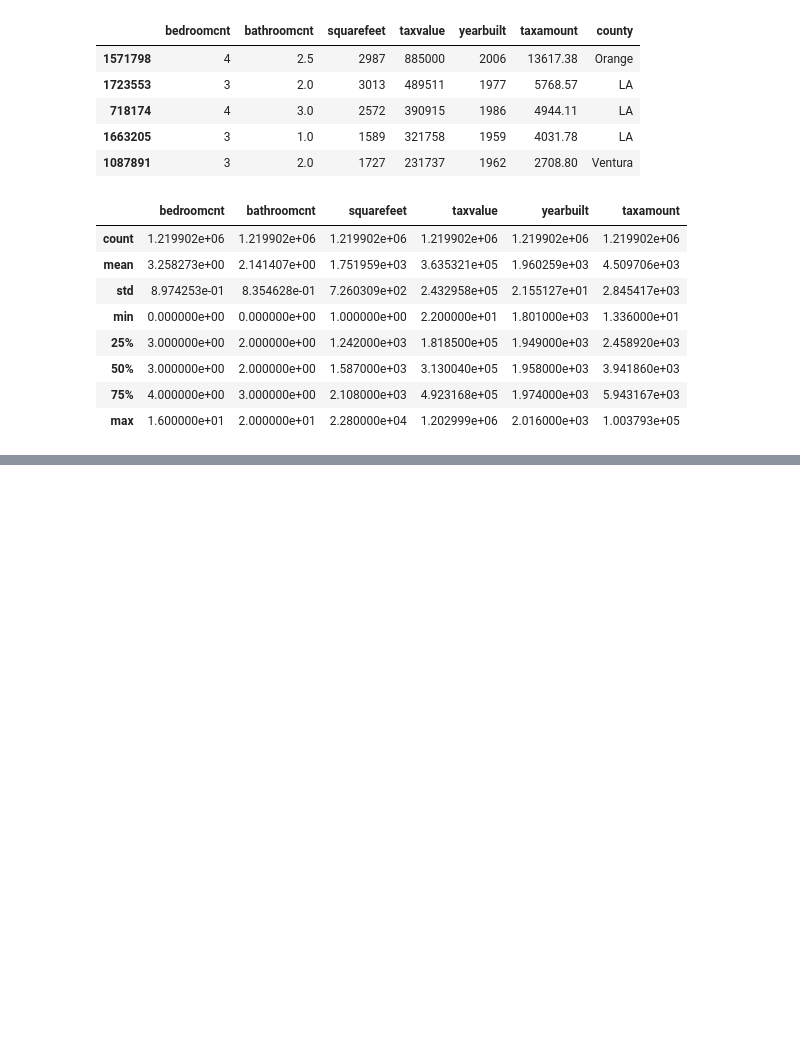
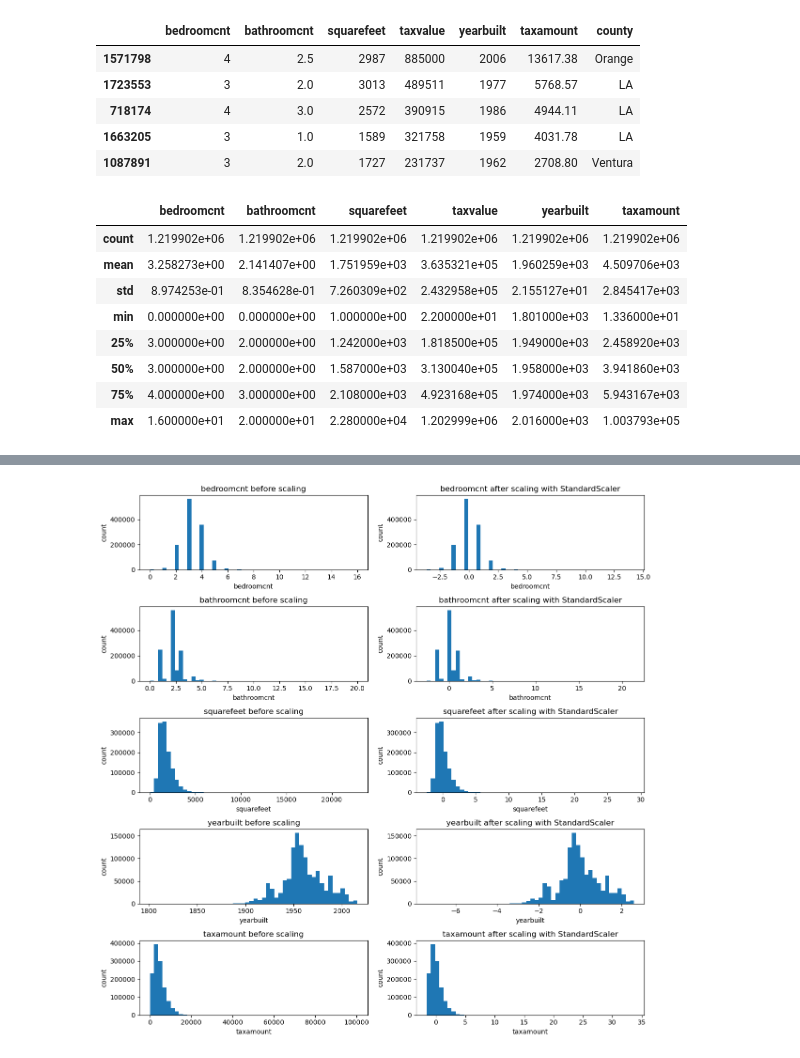
Before and after one commit to Brian-ONeil/regression-exercises, a Jupyter notebook: scaling.ipynb, the cells around one changed output, grey strips where cells are left out. Saved outputs shown, nothing was run; the diff lists cells and outputs as text; code cells hidden in the pictures; blank space fills up the shorter version.

```diff
--- a/scaling.ipynb
+++ b/scaling.ipynb
@@ -103,0 +127,8 @@ plt.bar(train.bathroomcnt, train.taxvalue);
+# %%
+# call function with standard scaler
+visualize_scaler(scaler=StandardScaler(),
+                 df=train,
+                 columns_to_scale=to_scale,
+                 bins=50)
+# %% [output]
+[figure, added]
```
Also changed, not shown: parts of 52 cells of this notebook, 2 other files.
